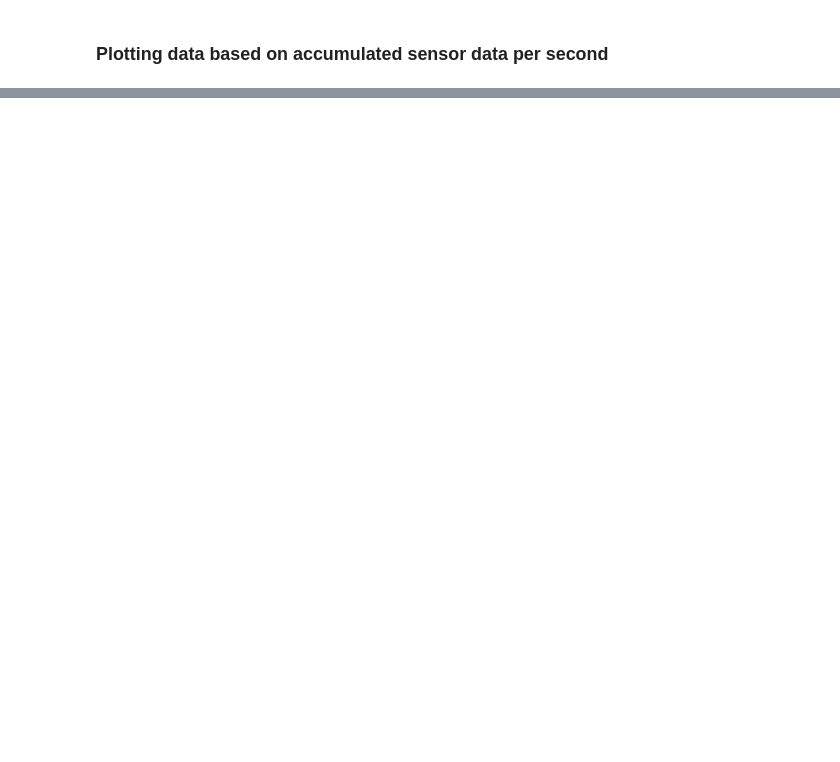
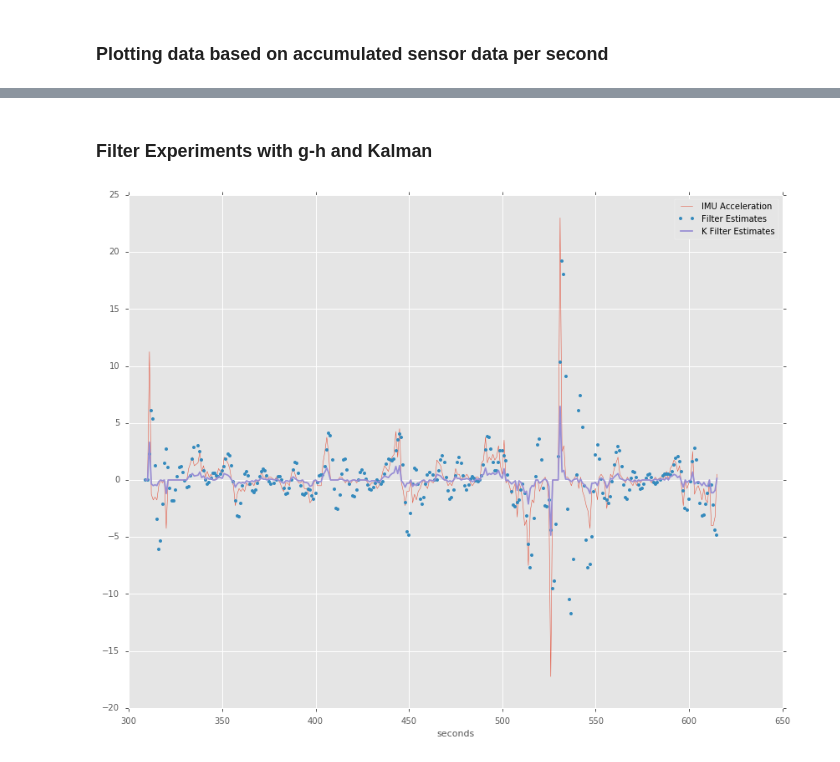
Before and after one commit to AlexImmer/TuevAnalysis, a Jupyter notebook: OutputAnalytics.ipynb, the cells around one changed output, grey strips where cells are left out. Drawn from its saved outputs; the diff is of its cells as text; code cells hidden in the pictures; blank space fills up the shorter version.

Commit message:
Use filtering and add dx

```diff
--- a/OutputAnalytics.ipynb
+++ b/OutputAnalytics.ipynb
@@ -61,0 +68,14 @@ plt.show()
+# %% [markdown]
+### Filter Experiments with g-h and Kalman
+# %%
+start, end = 300, 600
+t = times[start:end]
+accs = [s.acc for s in sensors[start:end]]
+plt.plot(t, accs, label='IMU Acceleration', linewidth=0.5)
+plt.plot(t, [est for est in g_h_filter(accs, 0, 0, 0.2, 0.5, 1.)], 'o', label='Filter Estimates', markersize=4.0)
+plt.plot(t, [est for est in k_filter(accs, 0., 1.0, 1.0, 4.0)], label='K Filter Estimates')
+plt.xlabel('seconds')
+plt.legend()
+plt.show()
+# %% [output]
+[figure, added]
```
Also changed, not shown: parts of 7 cells of this notebook, 1 other file.
